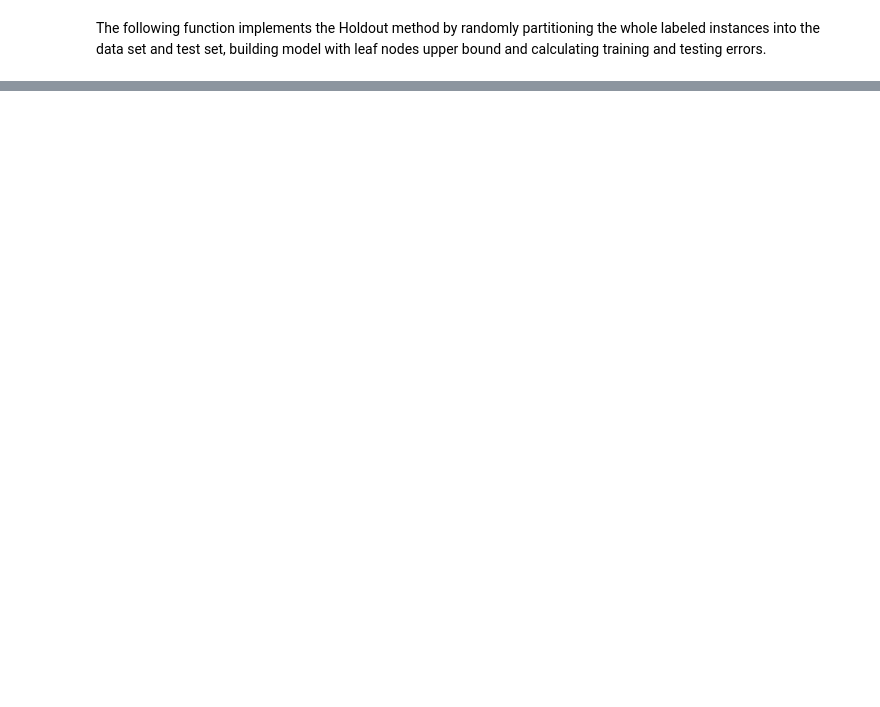
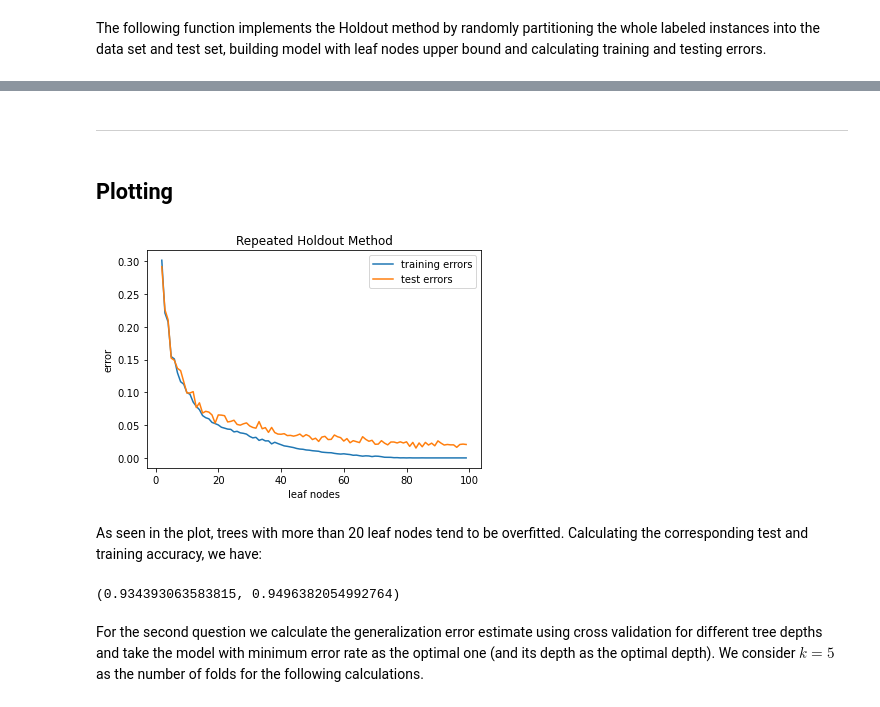
Before and after one commit to tornado80/data-mining-course, a Jupyter notebook: HW1/Problem4.ipynb, the cells around one changed output, grey strips where cells are left out. Saved outputs shown, nothing was run; the diff lists cells and outputs as text; code cells hidden in the pictures; blank space fills up the shorter version.

Commit message:
Fix solution to the second question of Problem4

```diff
--- a/HW1/Problem4.ipynb
+++ b/HW1/Problem4.ipynb
@@ -65,4 +71,12 @@ def holdout_method(holdout_split_ratio, **model_options):
     training_error, _ = test_model(model, training_set, training_set_labels)
     test_error, _ = test_model(model, test_set, test_set_labels)
     return model, training_error, test_error
+# %%
+def repeated_holdout_method(repeat, holdout_split_ratio, **model_options):
+    mean_training_error, mean_test_error = 0, 0
+    for j in range(repeat):
+        model, training_error, test_error = holdout_method(holdout_split_ratio, **model_options)
+        mean_test_error += test_error
+        mean_training_error += training_error
+    return mean_test_error / repeat, mean_training_error / repeat
 # %% [markdown]
@@ -73,13 +87,8 @@ def prepare_holdout_errors(repeat, holdout_split_ratio, begin_leaf_nodes, end_le
     test_errors = []
     leaf_nodes = []
     for i in range(begin_leaf_nodes, end_leaf_nodes):
-        mean_training_error, mean_test_error = 0, 0
-        for j in range(repeat):
-            model, training_error, test_error = holdout_method(holdout_split_ratio, max_leaf_nodes = i)
-            mean_test_error += test_error
-            mean_training_error += training_error
-        mean_test_error /= repeat
-        mean_training_error /= repeat
+        mean_test_error, mean_training_error = repeated_holdout_method(
+            repeat, holdout_split_ratio, max_leaf_nodes = i)
         training_errors.append(mean_training_error)
         test_errors.append(mean_test_error)
         leaf_nodes.append(i)
@@ -145,20 +150,19 @@ def prepare_cross_validation_errors(k_begin, k_end):
+# %% [markdown]
+---
+# %% [markdown]
+## Plotting
 # %%
-def plot_errors():
-    fig, ax = plt.subplots(1, 2, figsize = (15, 5))
-    training_errors, test_errors, leaf_nodes = prepare_holdout_errors(20, 0.7, 2, 200)
-    ax1 = ax[0]
-    ax1.plot(leaf_nodes, training_errors, label="training errors")
-    ax1.plot(leaf_nodes, test_errors, label="test errors")
-    #ax1.plot(leaf_nodes, [t1 - t2 for t1, t2 in zip(test_errors, training_errors)], label = "diff")
+def plot_holdout_errors():
+    fig, ax1 = plt.subplots()
+    training_errors, test_errors, leaf_nodes = prepare_holdout_errors(
+        repeat = 10,
+        holdout_split_ratio = 0.8, # ratio of training set to data set used for random paritioning of data set
+        begin_leaf_nodes = 2,
+        end_leaf_nodes = 100)
+    ax1.plot(leaf_nodes, training_errors, label = "training errors")
+    ax1.plot(leaf_nodes, test_errors, label = "test errors")
     ax1.legend()
     ax1.set_xlabel("leaf nodes")
     ax1.set_ylabel("error")
     ax1.set_title("Repeated Holdout Method")
-    ax2 = ax[1]
-    fold_counts, test_errors, optimal_model_errors_on_data_set = prepare_cross_validation_errors(2, 50)
-    ax2.plot(fold_counts, test_errors, label="cross validation test error")
-    ax2.plot(fold_counts, optimal_model_errors_on_data_set, label="optimal model error on the entire data set")
-    ax2.legend()
-    ax2.set_xlabel("k")
-    ax2.set_ylabel("error")
-    ax2.set_title("k-fold Cross Validation")
+    return training_errors, test_errors, leaf_nodes
@@ -166,0 +169,12 @@ plot_errors()
+# %%
+training_errors, test_errors, leaf_nodes = plot_holdout_errors()
+# %% [output]
+[figure, added]
+# %% [markdown]
+As seen in the plot, trees with more than 20 leaf nodes tend to be overfitted. Calculating the corresponding test and training accuracy, we have:
+# %%
+1 - test_errors[leaf_nodes.index(20)], 1 - training_errors[leaf_nodes.index(20)]
+# %% [output]
+(0.934393063583815, 0.9496382054992764)
+# %% [markdown]
+For the second question we calculate the generalization error estimate using cross validation for different tree depths and take the model with minimum error rate as the optimal one (and its depth as the optimal depth). We consider $k = 5$ as the number of folds for the following calculations.
```
Also changed, not shown: parts of 17 cells of this notebook.
